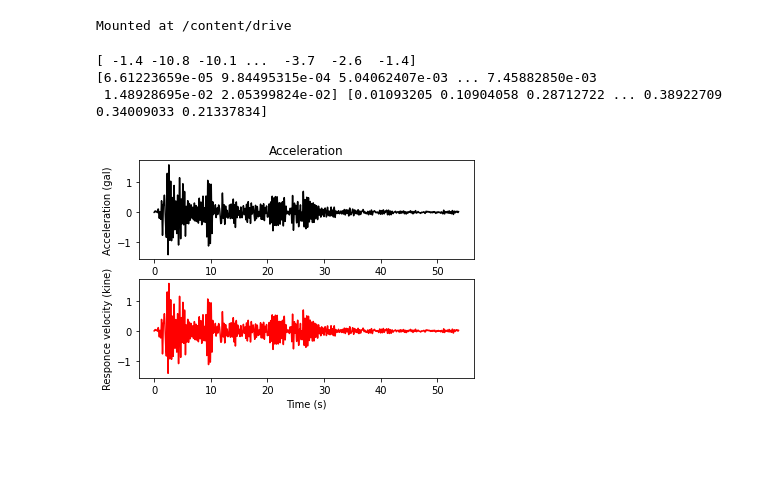
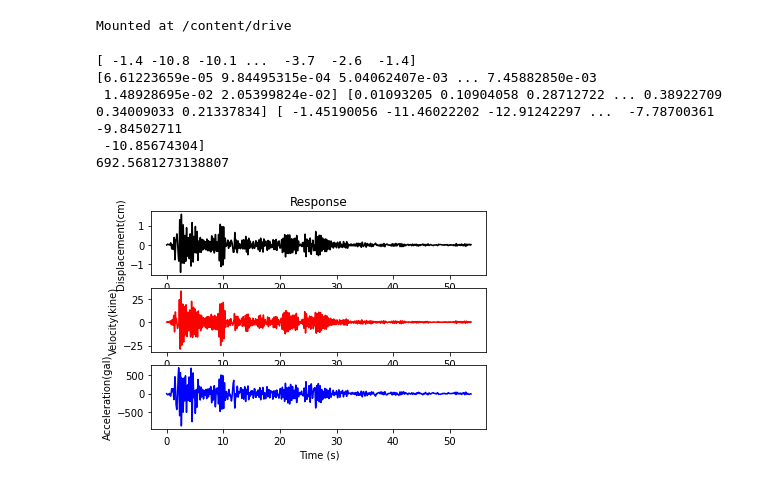
Before and after one commit to KeisukeTobisawa/KeisukeTobisawa, a Jupyter notebook: Runge_Kutta_Response.ipynb, the cells around one changed output. Saved outputs shown, nothing was run; the diff lists cells and outputs as text; code cells hidden in the pictures; blank space fills up the shorter version.

```diff
--- a/Runge_Kutta_Response.ipynb
+++ b/Runge_Kutta_Response.ipynb
@@ -12,10 +12,10 @@ import time
 import csv
 # %%
 #書き換えた微分方程式の関数
-def EOM(m,c,k,w,y,p):
-  Y = p
-  P = - w -(c / m) * p - (k / m) * y
-  return Y,P
+def EOM(m,c,k,w,y,v):
+  Y = v
+  V = w -(c / m) * v - (k / m) * y
+  return Y,V
 
 #加速度記録の読み込み
 with open('/content/drive/MyDrive/research1994/94-El_Centro.csv', encoding = 'utf-8-sig') as f:
@@ -41,6 +41,8 @@ h = 0.05
 T = 0.3
 k = 4*np.pi**2*m/T**2
 c = 2*h*np.sqrt(k*m)
+w = -wave
+
 
 #解析条件
 t0 = 0.0
@@ -50,63 +52,67 @@ t_axis = np.arange(t0,ti,dt)
 
 md = 5                            #分割数
 ddt = dt/float(md)                #積分ピッチ
 
 #初期条件
 y_axis = np.zeros(len(t_axis))
-p_axis = np.zeros(len(t_axis))
+v_axis = np.zeros(len(t_axis))
+a_axis = np.zeros(len(t_axis))
 
 y0 = 0.0
-p0 = 0.0
+v0 = 0.0
 
-dis = y0
-vel = p0
+y1 = y0
+v1 = v0
 
 for t in range(0,len(t_axis)):    #加速度データの準備
   w1 = 0.0
   if t >= 1 :
-    w1 = wave[t-1]
-  w2 = wave[t]
-  y1 = dis
-  p1 = vel
+    w1 = w[t-1]
+  w2 = w[t]
   for n in range(0,md):
-    wh = w1 + (w2 - w1) / float(md) * float(n) #加速度データのn+1/2番目の計算
-    k11,k12 = EOM(m,c,k,wh,y1,p1)
-    k21,k22 = EOM(m,c,k,wh,y1+ddt*k11/2.0,p1+ddt*k12/2.0)
-    k31,k32 = EOM(m,c,k,wh,y1+ddt*k21/2.0,p1+ddt*k22/2.0)
-    k41,k42 = EOM(m,c,k,wh,y1+ddt*k31,p1+ddt*k32)
+    wh = w1 + (w2 - w1) / float(md) * float(n) #加速度データn+1/2
+    k11,k12 = EOM(m,c,k,wh,y1,v1)
+    k21,k22 = EOM(m,c,k,wh,y1+ddt*k11/2.0,v1+ddt*k12/2.0)
+    k31,k32 = EOM(m,c,k,wh,y1+ddt*k21/2.0,v1+ddt*k22/2.0)
+    k41,k42 = EOM(m,c,k,wh,y1+ddt*k31,v1+ddt*k32)
 
-    y2 = y1 + ddt * (k11 + 2 * k21 + 2 * k31 + k41) / 6.0
-    p2 = p1 + ddt * (k12 + 2 * k22 + 2 * k32 + k42) / 6.0
+    y1 += ddt * (k11 + 2 * k21 + 2 * k31 + k41) / 6.0
+    v1 += ddt * (k12 + 2 * k22 + 2 * k32 + k42) / 6.0
 
-    y1 = y2
-    p1 = p2
+  a1 = - w2 - c / m * v1 - k / m * y1
 
-  dis = y1
-  vel = p1
+  y_axis[t] = y1
+  v_axis[t] = v1
+  a_axis[t] = a1
 
-  y_axis[t] = dis
-  p_axis[t] = vel
+print(y_axis,v_axis,a_axis)
 
-print(y_axis,p_axis)
+print(np.max(a_axis))
 
 #グラフ描画
 
-plt.subplot(2, 1, 1)
+plt.subplot(3, 1, 1)
 plt.plot(t_axis,y_axis, 'k-')
-plt.title('Acceleration')
-plt.ylabel('Acceleration (gal)')
+plt.title('Response')
+plt.ylabel('Displacement(cm)')
 
-plt.subplot(2, 1, 2)
-plt.plot(t_axis,y_axis, 'r-')
+plt.subplot(3, 1, 2)
+plt.plot(t_axis,v_axis, 'r-')
+plt.ylabel('Velocity(kine)')
+
+plt.subplot(3, 1, 3)
+plt.plot(t_axis,a_axis, 'b-')
 plt.xlabel('Time (s)')
-plt.ylabel('Responce velocity (kine)')
+plt.ylabel('Acceleration(gal)')
 
 plt.show()
 # %% [output]
 [ -1.4 -10.8 -10.1 ...  -3.7  -2.6  -1.4]
 [6.61223659e-05 9.84495315e-04 5.04062407e-03 ... 7.45882850e-03
- 1.48928695e-02 2.05399824e-02] [0.01093205 0.10904058 0.28712722 ... 0.38922709 0.34009033 0.21337834]
+ 1.48928695e-02 2.05399824e-02] [0.01093205 0.10904058 0.28712722 ... 0.38922709 0.34009033 0.21337834] [ -1.45190056 -11.46022202 -12.91242297 ...  -7.78700361  -9.84502711
+ -10.85674304]
+692.5681273138807
-[figure, old version]
+[figure, new version]
 # %%
 with open('/content/drive/MyDrive/research1994/94-El_Centro.csv', encoding = 'utf-8-sig') as f:
   reader = csv.reader(f)
```
